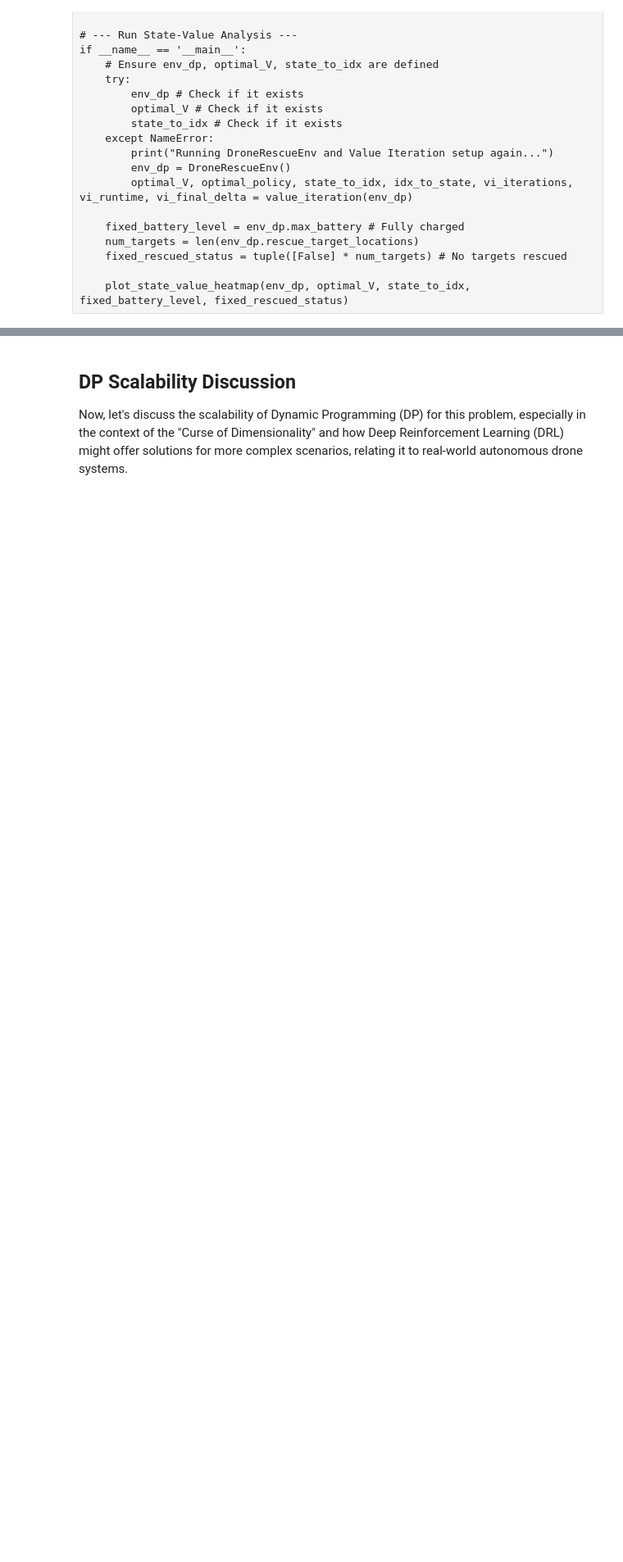
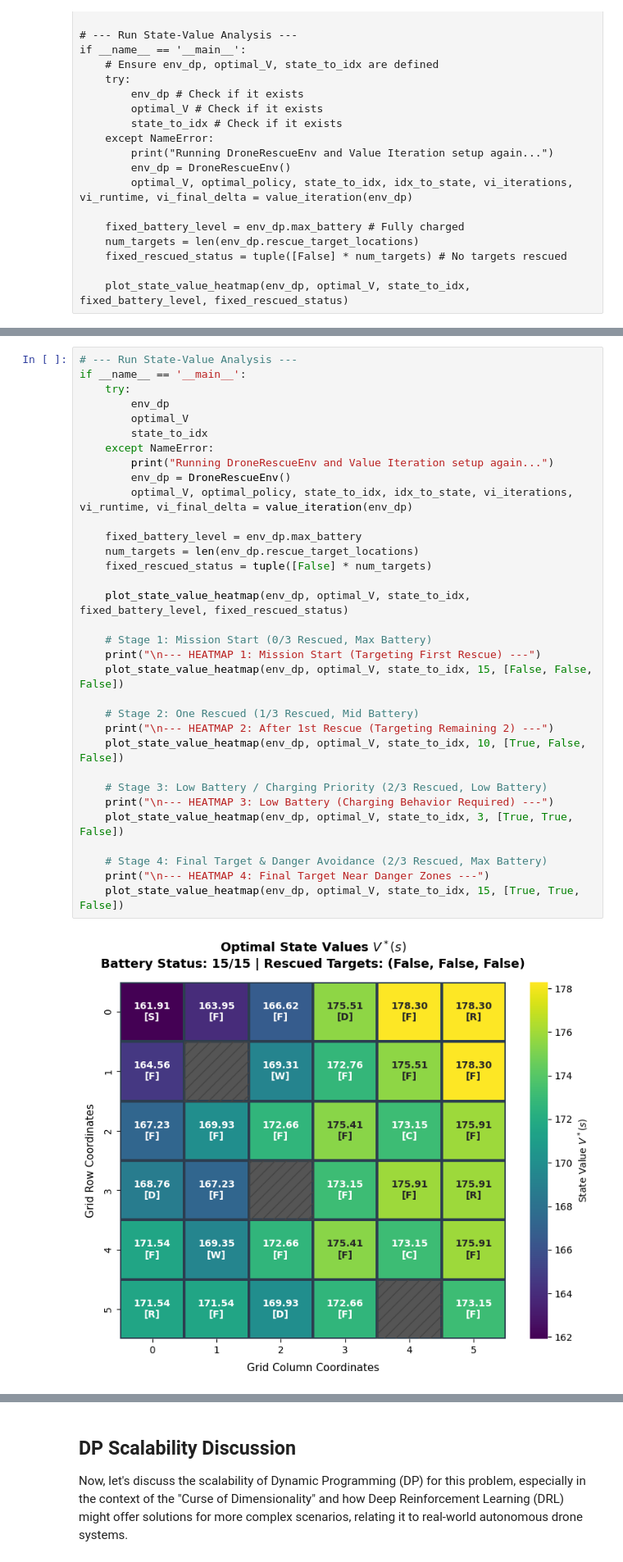
Before and after one commit to Partho-SD/DRL-DP, a Jupyter notebook: DRL_DP_Assignment1.ipynb, the cells around one changed output, grey strips where cells are left out. Shown at 82% size. Drawn from its saved outputs; the diff is of its cells as text; blank space fills up the shorter version.

```diff
--- a/DRL_DP_Assignment1.ipynb
+++ b/DRL_DP_Assignment1.ipynb
@@ -818,0 +1008,35 @@ if __name__ == '__main__':
+# %%
+# --- Run State-Value Analysis ---
+if __name__ == '__main__':
+    try:
+        env_dp
+        optimal_V
+        state_to_idx
+    except NameError:
+        print("Running DroneRescueEnv and Value Iteration setup again...")
+        env_dp = DroneRescueEnv()
+        optimal_V, optimal_policy, state_to_idx, idx_to_state, vi_iterations, vi_runtime, vi_final_delta = value_iteration(env_dp)
+
+    fixed_battery_level = env_dp.max_battery
+    num_targets = len(env_dp.rescue_target_locations)
+    fixed_rescued_status = tuple([False] * num_targets)
+
+    plot_state_value_heatmap(env_dp, optimal_V, state_to_idx, fixed_battery_level, fixed_rescued_status)
+
+    # Stage 1: Mission Start (0/3 Rescued, Max Battery)
+    print("\n--- HEATMAP 1: Mission Start (Targeting First Rescue) ---")
+    plot_state_value_heatmap(env_dp, optimal_V, state_to_idx, 15, [False, False, False])
+
+    # Stage 2: One Rescued (1/3 Rescued, Mid Battery)
+    print("\n--- HEATMAP 2: After 1st Rescue (Targeting Remaining 2) ---")
+    plot_state_value_heatmap(env_dp, optimal_V, state_to_idx, 10, [True, False, False])
+
+    # Stage 3: Low Battery / Charging Priority (2/3 Rescued, Low Battery)
+    print("\n--- HEATMAP 3: Low Battery (Charging Behavior Required) ---")
+    plot_state_value_heatmap(env_dp, optimal_V, state_to_idx, 3, [True, True, False])
+
+    # Stage 4: Final Target & Danger Avoidance (2/3 Rescued, Max Battery)
+    print("\n--- HEATMAP 4: Final Target Near Danger Zones ---")
+    plot_state_value_heatmap(env_dp, optimal_V, state_to_idx, 15, [True, True, False])
+# %% [output]
+[figure, added]
```
Also changed, not shown: parts of 12 cells of this notebook, 1 other file.
